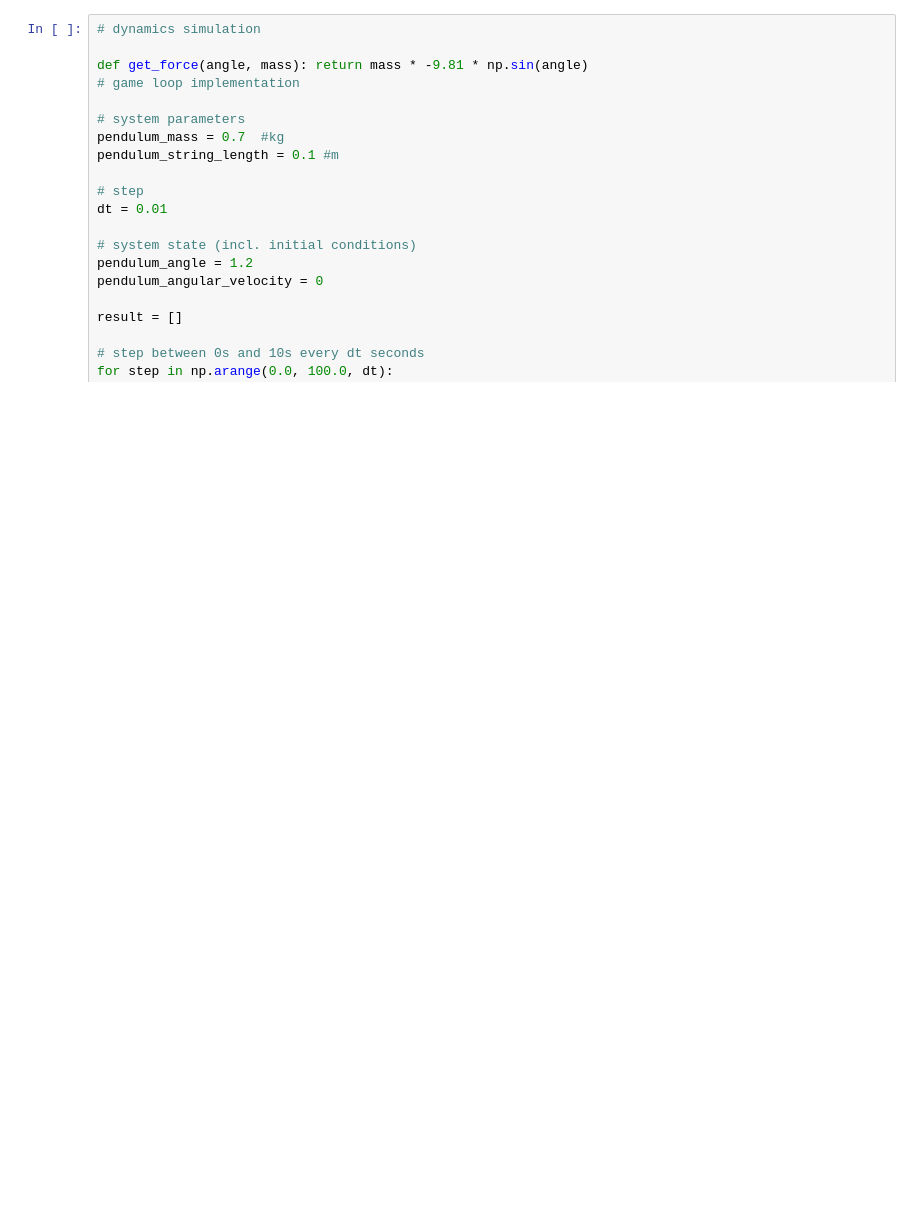
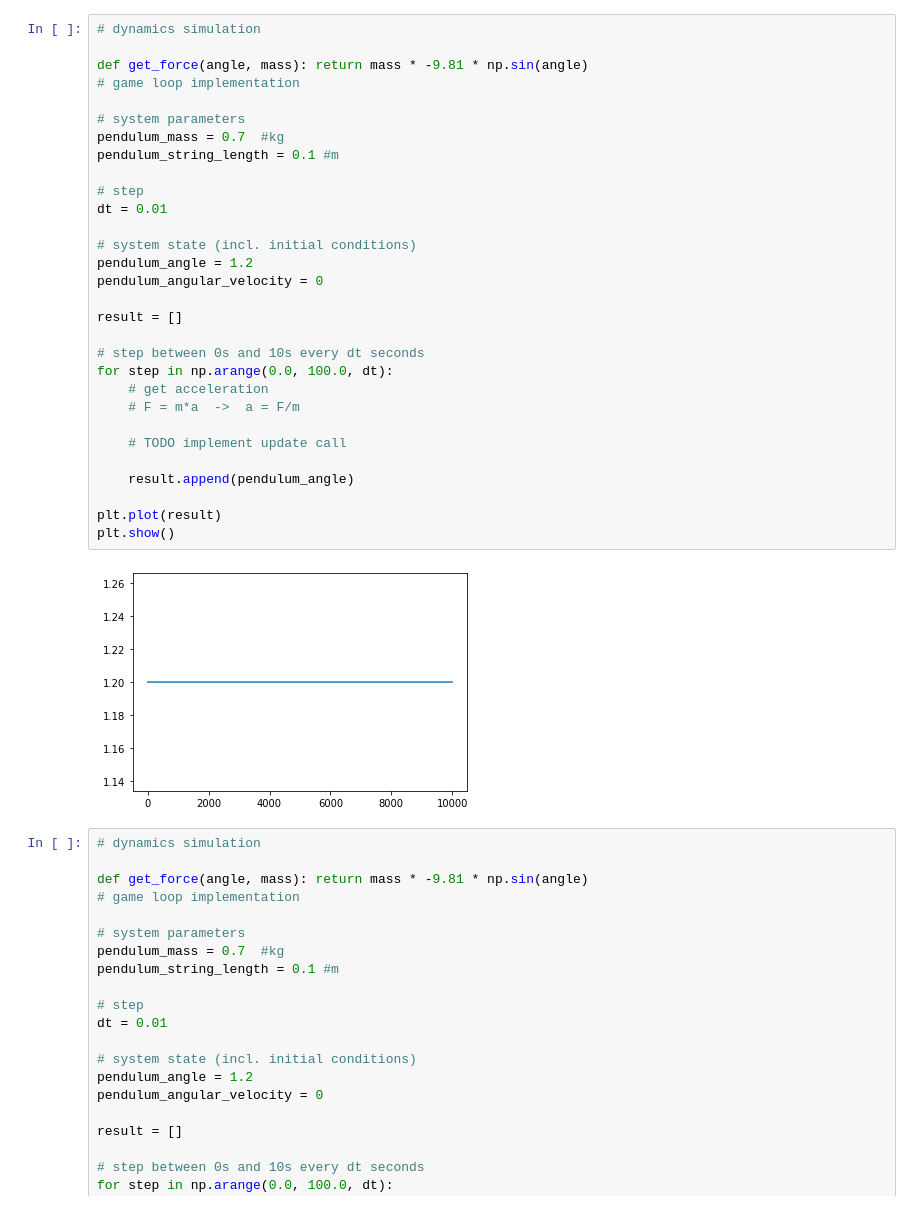
Before and after one commit to HassoPlattnerInstituteHCI/Algorithmic-Folding, a Jupyter notebook: linkage_simulation_diffeq.ipynb, the cells around one changed output. Cells and saved outputs as stored; diff of their text form; blank space fills up the shorter version.

```diff
--- a/linkage_simulation_diffeq.ipynb
+++ b/linkage_simulation_diffeq.ipynb
@@ -92,3 +101,35 @@ array([], dtype=float64)
+# %%
+# dynamics simulation
+
+def get_force(angle, mass): return mass * -9.81 * np.sin(angle)
+# game loop implementation
+
+# system parameters
+pendulum_mass = 0.7  #kg
+pendulum_string_length = 0.1 #m
+
+# step
+dt = 0.01
+
+# system state (incl. initial conditions)
+pendulum_angle = 1.2
+pendulum_angular_velocity = 0
+
+result = []
+
+# step between 0s and 10s every dt seconds
+for step in np.arange(0.0, 100.0, dt):
+    # get acceleration
+    # F = m*a  ->  a = F/m
+
+    # TODO implement update call
+
+    result.append(pendulum_angle)
+
+plt.plot(result)
+plt.show()
+# %% [output]
+[figure, added]
 # %%
 # dynamics simulation
 
```
Also changed, not shown: parts of 12 cells of this notebook.
